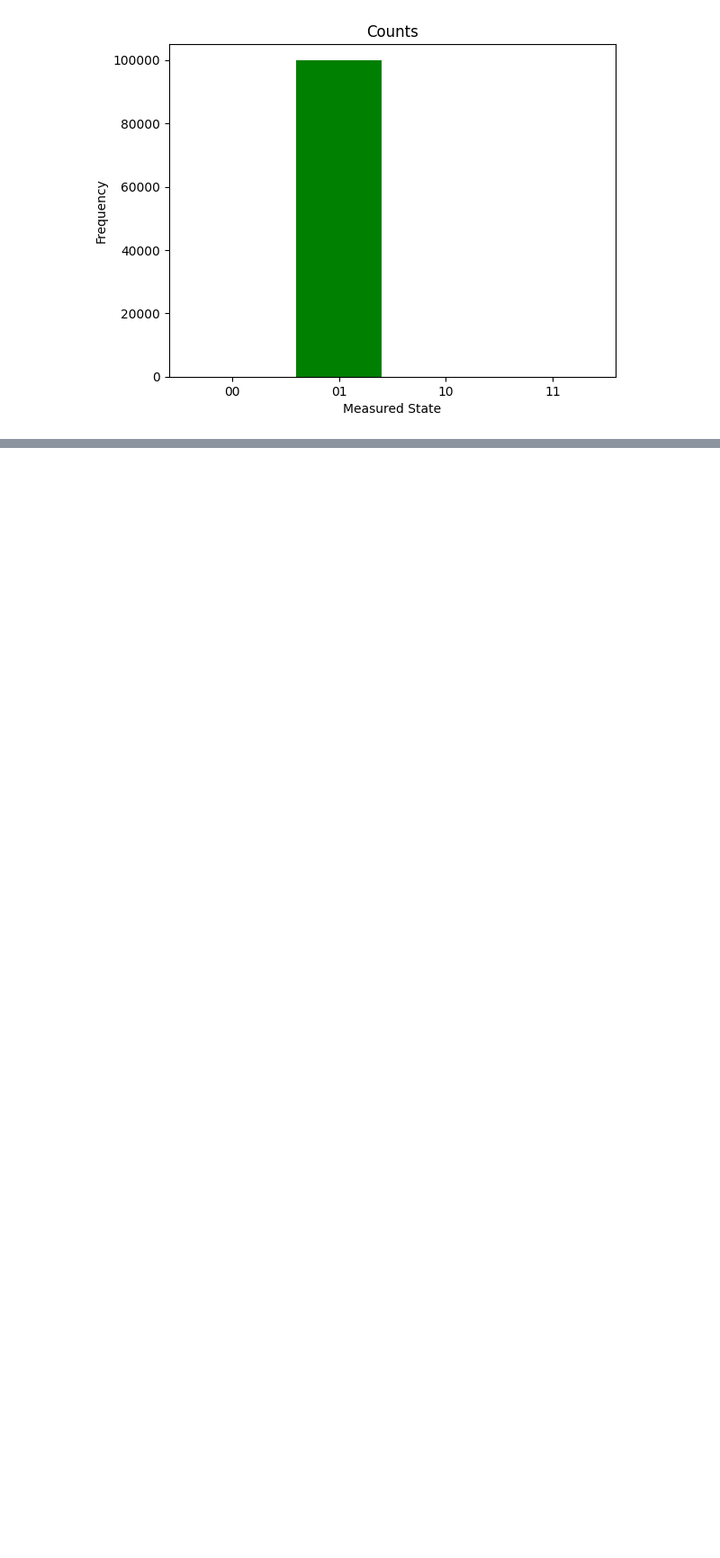
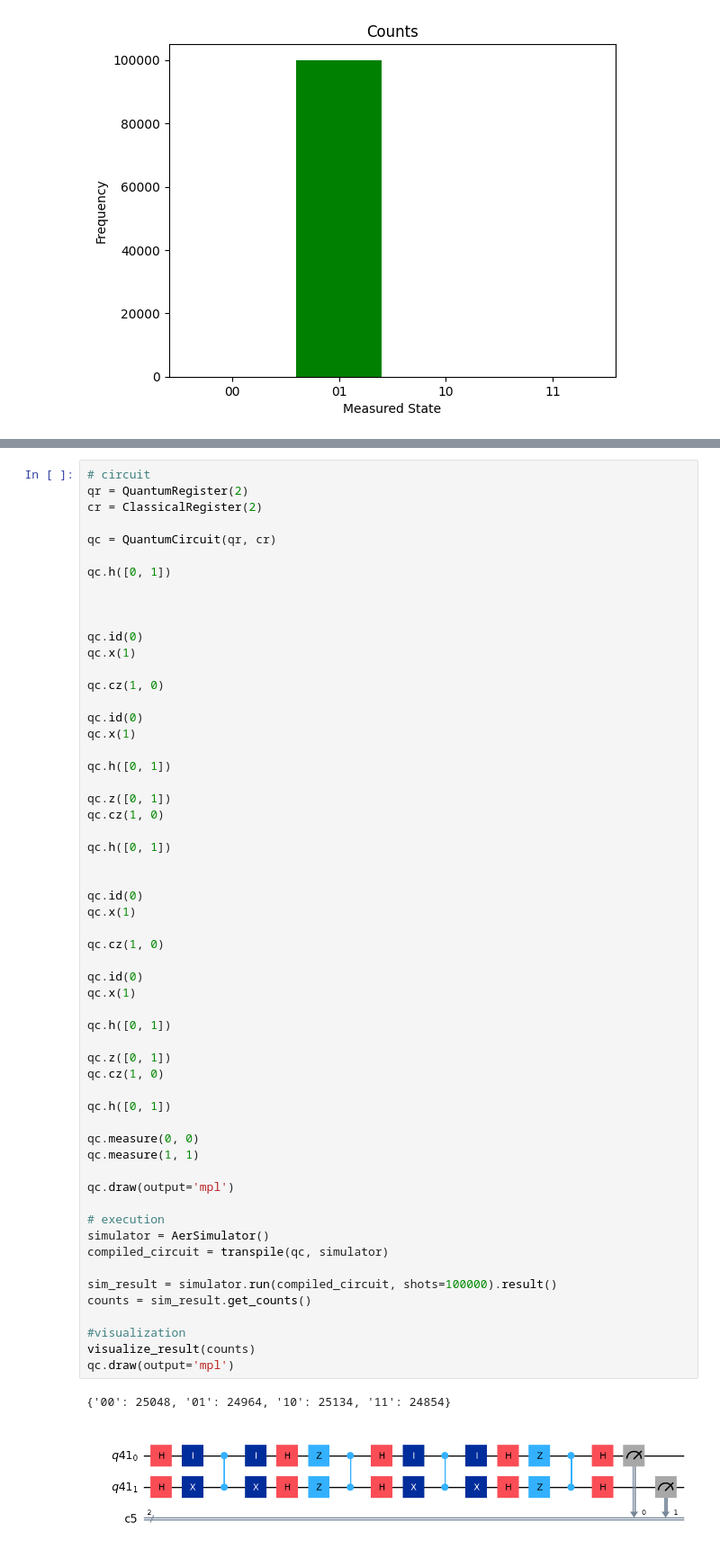
Before and after one commit to FlaneTern/QuantumJourney, a Jupyter notebook: HYW_Chapter24/HYW_Chapter24.ipynb, the cells around one changed output, grey strips where cells are left out. Shown at 90% size. Cells and saved outputs as stored; diff of their text form; blank space fills up the shorter version.

```diff
--- a/HYW_Chapter24/HYW_Chapter24.ipynb
+++ b/HYW_Chapter24/HYW_Chapter24.ipynb
@@ -123,0 +169,60 @@ qc.draw(output='mpl')
+# %%
+# circuit
+qr = QuantumRegister(2)
+cr = ClassicalRegister(2)
+
+qc = QuantumCircuit(qr, cr)
+
+qc.h([0, 1])
+
+
+
+qc.id(0)
+qc.x(1)
+
+qc.cz(1, 0)
+
+qc.id(0)
+qc.x(1)
+
+qc.h([0, 1])
+
+qc.z([0, 1])
+qc.cz(1, 0)
+
+qc.h([0, 1])
+
+
+qc.id(0)
+qc.x(1)
+
+qc.cz(1, 0)
+
+qc.id(0)
+qc.x(1)
+
+qc.h([0, 1])
+
+qc.z([0, 1])
+qc.cz(1, 0)
+
+qc.h([0, 1])
+
+qc.measure(0, 0)
+qc.measure(1, 1)
+
+qc.draw(output='mpl')
+
+# execution
+simulator = AerSimulator()
+compiled_circuit = transpile(qc, simulator)
+
+sim_result = simulator.run(compiled_circuit, shots=100000).result()
+counts = sim_result.get_counts()
+
+#visualization
+visualize_result(counts)
+qc.draw(output='mpl')
+# %% [output]
+{'00': 25048, '01': 24964, '10': 25134, '11': 24854}
+[figure, added]
```
Also changed, not shown: parts of 4 cells of this notebook, 36 other files.
